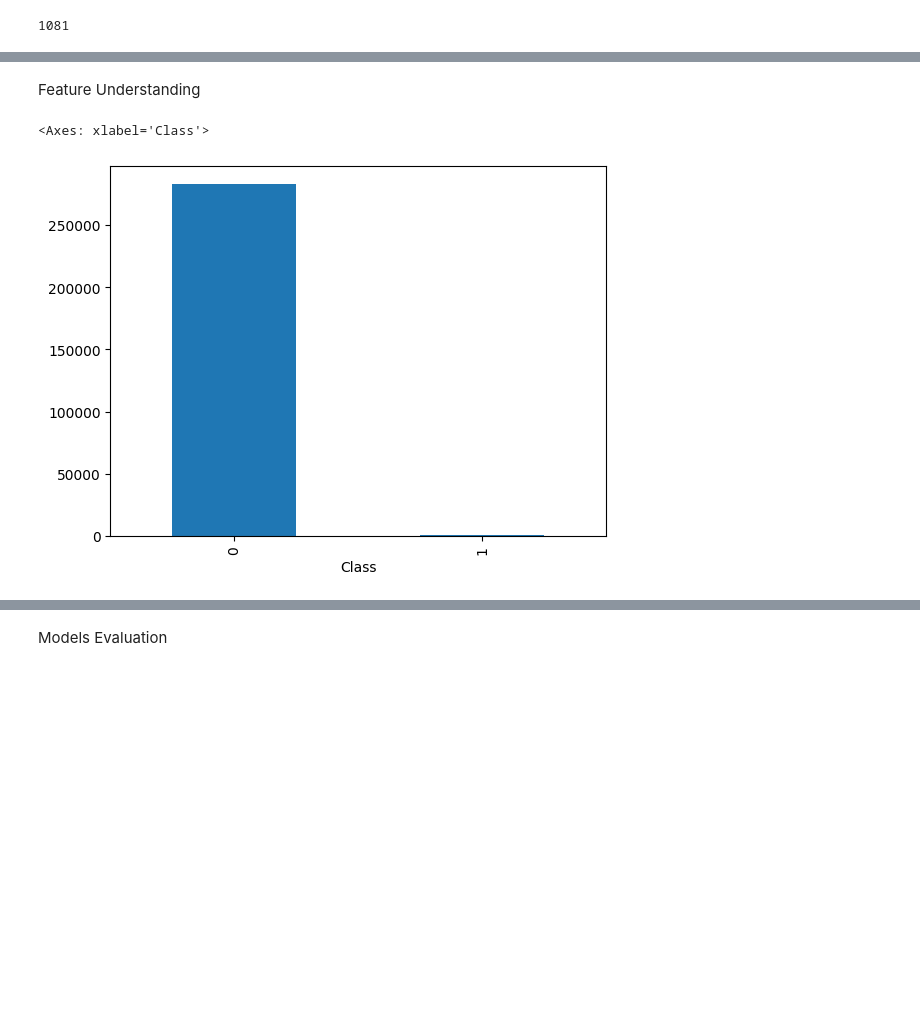
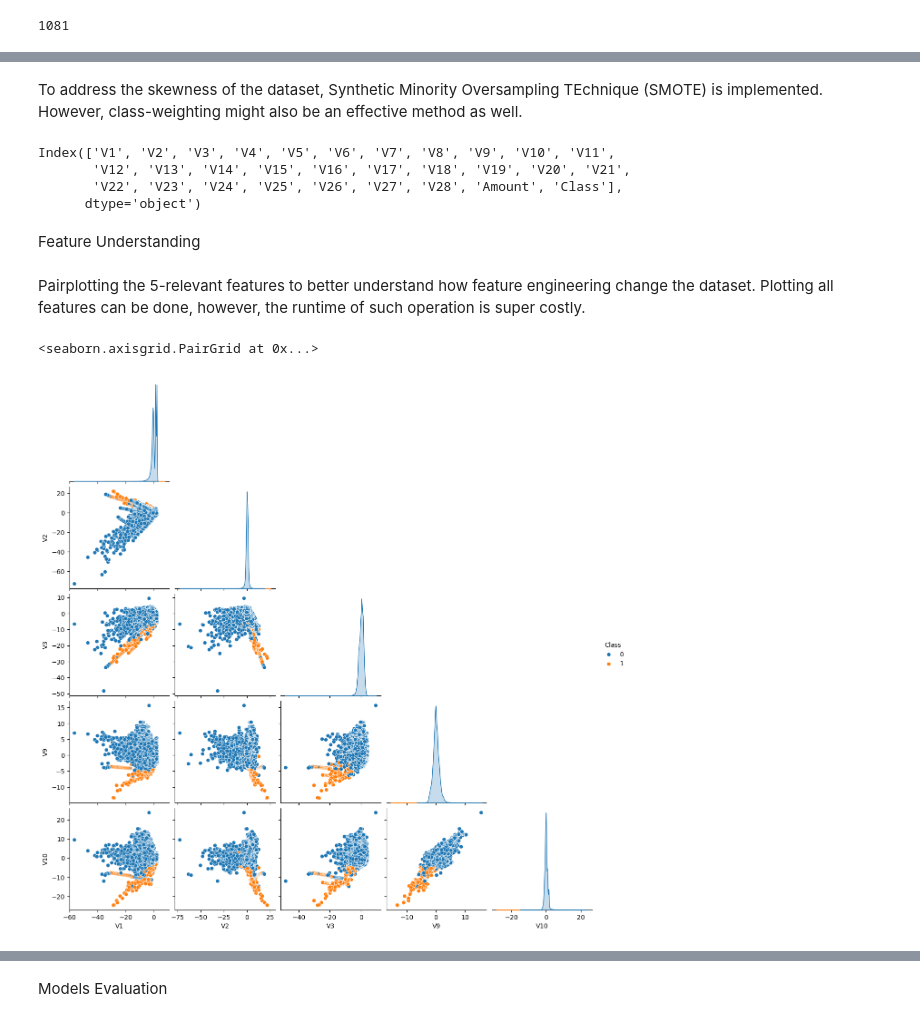
Before and after one commit to HuyPham39/Credit-Card-Fraud-Detection, a Jupyter notebook: CreditCardFraudDetect.ipynb, the cells around one changed output, grey strips where cells are left out. Saved outputs shown, nothing was run; the diff lists cells and outputs as text; code cells hidden in the pictures; blank space fills up the shorter version.

Commit message:
Methods like SMOTE and Class Weighting were implemented to address the skewedness of the dataset.

```diff
--- a/CreditCardFraudDetect.ipynb
+++ b/CreditCardFraudDetect.ipynb
@@ -12,8 +17,8 @@ Dataset Exploratory Analysis
 # %% [markdown]
 Data Understanding
 # %%
-data = pd.read_csv('/creditcard.csv')
-data.shape
+df = pd.read_csv('creditcard.csv')
+df.shape
 # %% [output]
 (284807, 31)
 # %%
@@ -70,0 +95,2 @@ data = data.drop_duplicates()
+# %%
+df = df.drop_duplicates()
@@ -71,7 +104,24 @@ data = data.drop_duplicates()
+# %% [markdown]
+To address the skewness of the dataset, Synthetic Minority Oversampling TEchnique (SMOTE) is implemented. However, class-weighting might also be an effective method as well.
+# %%
+smote = SMOTE(random_state=0, sampling_strategy=0.5)
+X_resampled, Y_resampled = smote.fit_resample(X, Y)
+resampled_df = pd.concat((X_resampled, Y_resampled), axis=1)
+print(resampled_df.columns)
+# %% [output]
+Index(['V1', 'V2', 'V3', 'V4', 'V5', 'V6', 'V7', 'V8', 'V9', 'V10', 'V11',
+       'V12', 'V13', 'V14', 'V15', 'V16', 'V17', 'V18', 'V19', 'V20', 'V21',
+       'V22', 'V23', 'V24', 'V25', 'V26', 'V27', 'V28', 'Amount', 'Class'],
+      dtype='object')
 # %% [markdown]
 Feature Understanding
-# %%
-data.Class.value_counts().plot(kind='bar')
-# %% [output]
-<Axes: xlabel='Class'>
-[figure, removed]
+# %% [markdown]
+Pairplotting the 5-relevant features to better understand how feature engineering change the dataset. Plotting all features can be done, however, the runtime of such operation is super costly.
+# %%
+sns.pairplot(df,
+             hue="Class",
+             vars=['V1','V2','V3','V9','V10'],
+             corner=True)
+# %% [output]
+<seaborn.axisgrid.PairGrid at 0x...>
+[figure, added]
```
Also changed, not shown: parts of 27 cells of this notebook.
